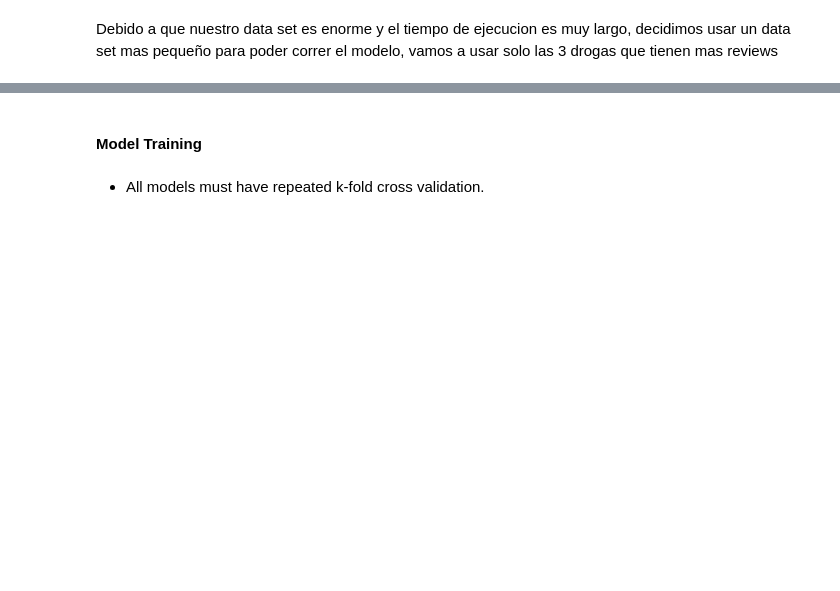
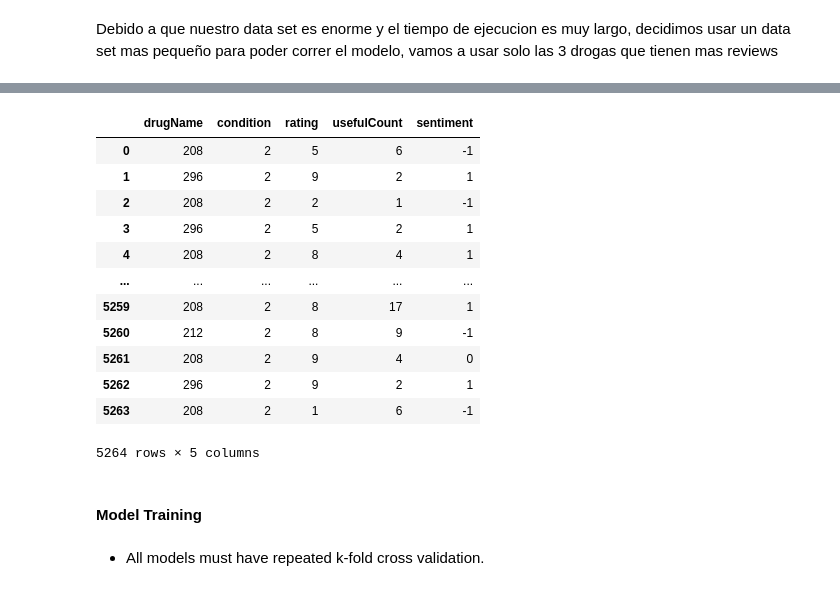
Before and after one commit to juanfranciscocis/Medicine_Recomendation, a Jupyter notebook: avance_proyecto.ipynb, the cells around one changed output, grey strips where cells are left out. Saved outputs shown, nothing was run; the diff lists cells and outputs as text; code cells hidden in the pictures; blank space fills up the shorter version.

```diff
--- a/avance_proyecto.ipynb
+++ b/avance_proyecto.ipynb
@@ -754,3 +755,23 @@ df
+# %%
+# randomize the data
+df = df.sample(frac=1).reset_index(drop=True)
+# drop half of the rows
+df = df.iloc[:int(len(df)/2)]
+df
+# %% [output]
+|  | drugName | condition | rating | usefulCount | sentiment |
+| 0 | 208 | 2 | 5 | 6 | -1 |
+| 1 | 296 | 2 | 9 | 2 | 1 |
+| 2 | 208 | 2 | 2 | 1 | -1 |
+| 3 | 296 | 2 | 5 | 2 | 1 |
+| 4 | 208 | 2 | 8 | 4 | 1 |
+| ... | ... | ... | ... | ... | ... |
+| 5259 | 208 | 2 | 8 | 17 | 1 |
+| 5260 | 212 | 2 | 8 | 9 | -1 |
+| 5261 | 208 | 2 | 9 | 4 | 0 |
+| 5262 | 296 | 2 | 9 | 2 | 1 |
+| 5263 | 208 | 2 | 1 | 6 | -1 |
+5264 rows × 5 columns
 # %% [markdown]
 #### Model Training
 # %% [markdown]
```
Also changed, not shown: parts of 15 cells of this notebook.
